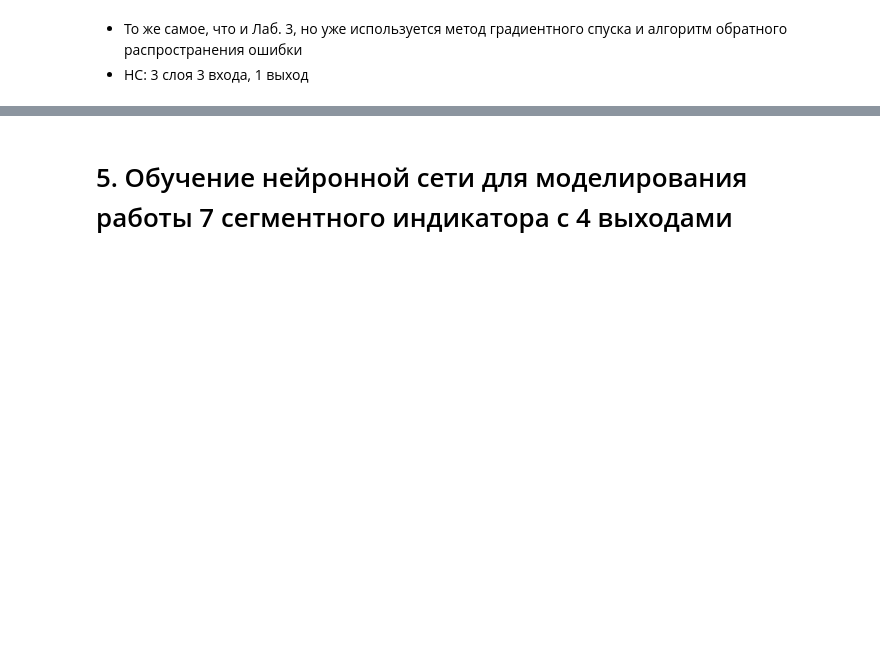
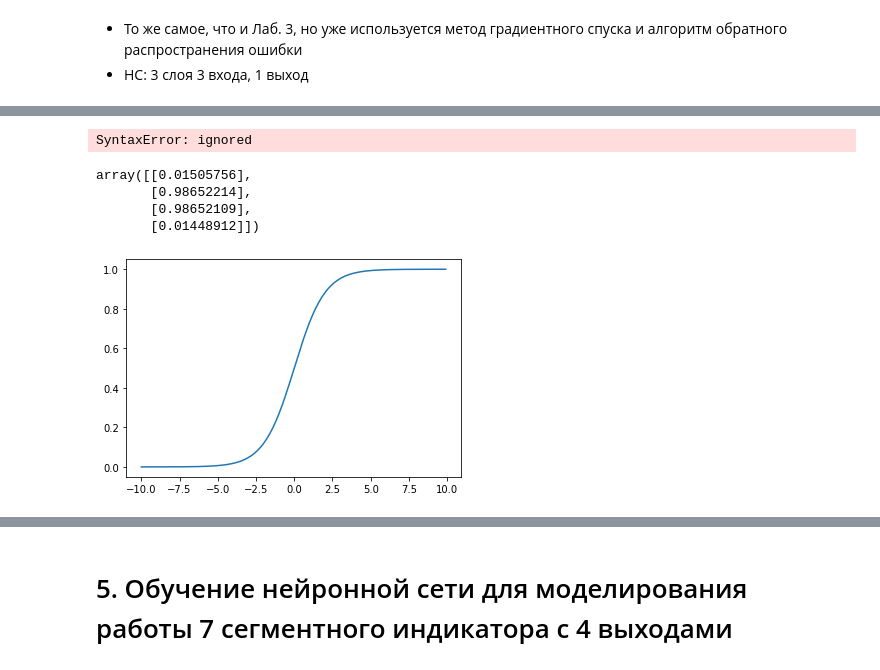
Before and after one commit to kae4ka/university-hometasks, a Jupyter notebook: INS.ipynb, the cells around one changed output, grey strips where cells are left out. Cells and saved outputs as stored; diff of their text form; code cells hidden in the pictures; blank space fills up the shorter version.

```diff
--- a/INS.ipynb
+++ b/INS.ipynb
@@ -284,0 +306,20 @@ warnings.filterwarnings("ignore", category=np.VisibleDeprecationWarning)
+# %%
+def sign(u):
+  return 1 if (u > 0) else 0
+
+def sigmoid(x):
+  return 1 / (1 + np.exp(-x))
+
+def sigmoid_derivative(x):
+  return x * (1 + x)
+
+def squared_err(y, y_pred):
+  return 0.5 * (y - y_pred)**2
+
+def squared_err_derivative(y, y_pred):
+  return y_pred - y
+
+def perceptron(x_i, w):
+  sum = np.dot(x_i, w.T)
+  y_pred = sigmoid(sum)
+  return y_pred
@@ -284,0 +381,15 @@ warnings.filterwarnings("ignore", category=np.VisibleDeprecationWarning)
+# %%
+class MultilayerPerceptron(object):
+    def __init__(self):
+        self.w = None
+
+    def sigmoid(x):
+        return 1 / (1 + np.exp(-x))
+
+    def _delsigmoid(self, x):
+        return x * (1 - x)
+
+    def feed_forward():
+        hidden_layer =
+# %% [output]
+SyntaxError: ignored
@@ -284,0 +456,30 @@ warnings.filterwarnings("ignore", category=np.VisibleDeprecationWarning)
+# %%
+def predict(x):
+  y_hidden = sigmoid(np.dot(x, w_hidden) + b_hidden)
+  return sigmoid(np.dot(y_hidden, w_output) + b_output)
+predict(x)
+# %% [output]
+array([[0.01505756],
+       [0.98652214],
+       [0.98652109],
+       [0.01448912]])
+# %%
+import matplotlib.pyplot as plt
+
+x = np.arange(-10., 10., 0.1)
+
+def sign(u):
+  a = []
+  for i in u:
+    a.append(1/(1+np.exp(-i)))
+  return a
+
+y = sign(x)
+
+# plot the function
+plt.plot(x, y)
+
+# show the plot
+plt.show()
+# %% [output]
+[figure, added]
```
Also changed, not shown: parts of 17 cells of this notebook.
